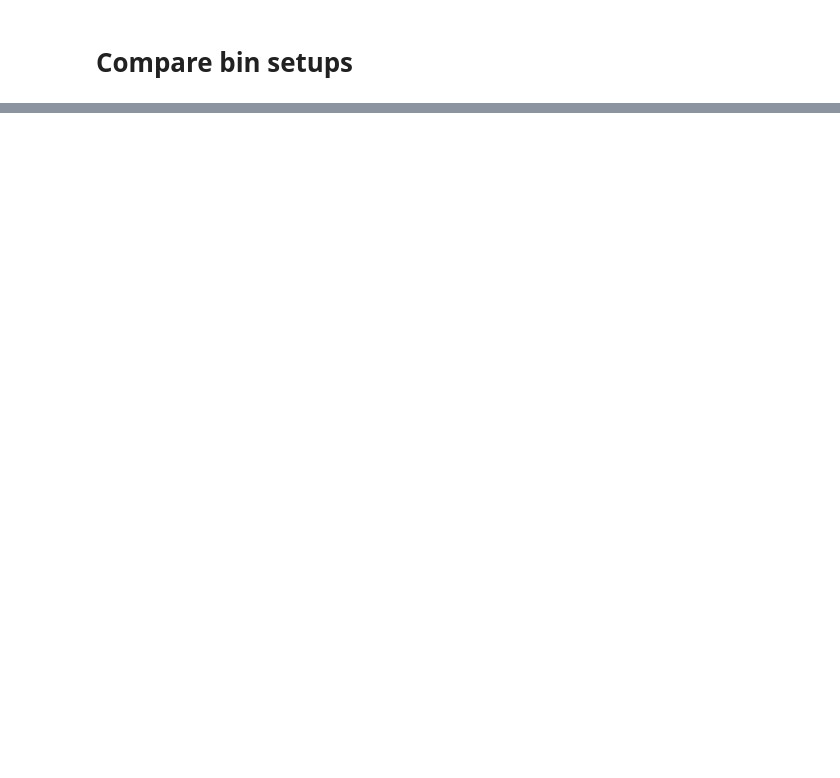
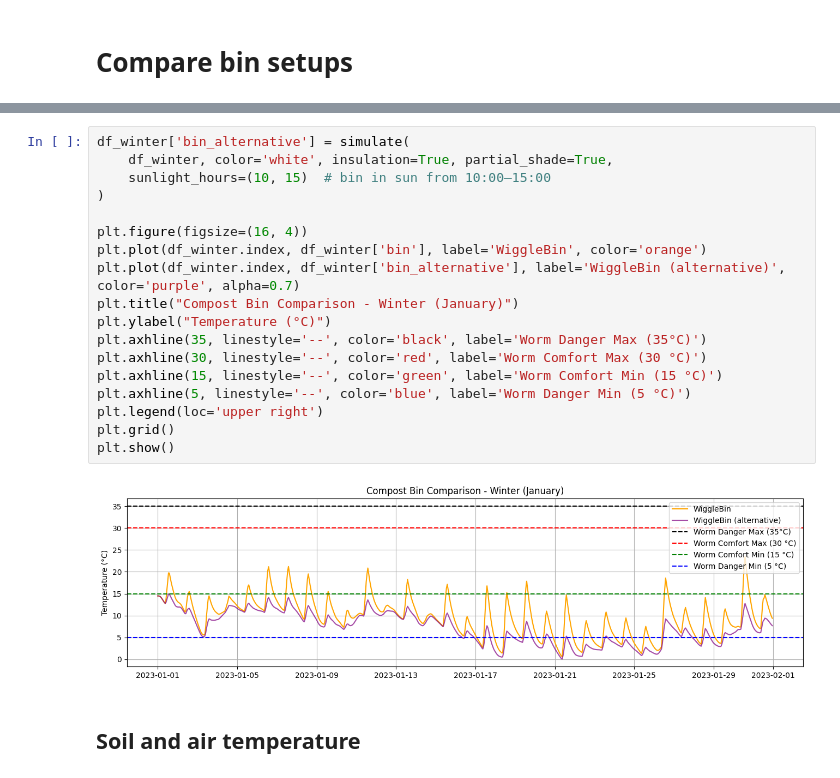
Before and after one commit to wiggle-bin/wiggle-research, a Jupyter notebook: wiggle-weather-assessment-ERA5.ipynb, the cells around one changed output, grey strips where cells are left out. Cells and saved outputs as stored; diff of their text form; blank space fills up the shorter version.

```diff
--- a/wiggle-weather-assessment-ERA5.ipynb
+++ b/wiggle-weather-assessment-ERA5.ipynb
@@ -295,0 +180,22 @@ plt.show()
+# %%
+df_winter['bin_alternative'] = simulate(
+    df_winter, color='white', insulation=True, partial_shade=True,
+    sunlight_hours=(10, 15)  # bin in sun from 10:00–15:00
+)
+
+plt.figure(figsize=(16, 4))
+plt.plot(df_winter.index, df_winter['bin'], label='WiggleBin', color='orange')
+plt.plot(df_winter.index, df_winter['bin_alternative'], label='WiggleBin (alternative)', color='purple', alpha=0.7)
+plt.title("Compost Bin Comparison - Winter (January)")
+plt.ylabel("Temperature (°C)")
+plt.axhline(35, linestyle='--', color='black', label='Worm Danger Max (35°C)')
+plt.axhline(30, linestyle='--', color='red', label='Worm Comfort Max (30 °C)')
+plt.axhline(15, linestyle='--', color='green', label='Worm Comfort Min (15 °C)')
+plt.axhline(5, linestyle='--', color='blue', label='Worm Danger Min (5 °C)')
+plt.legend(loc='upper right')
+plt.grid()
+plt.show()
+# %% [output]
+[figure, added]
+# %% [markdown]
+## Soil and air temperature
```
Also changed, not shown: parts of 26 cells of this notebook, 1 other file.
